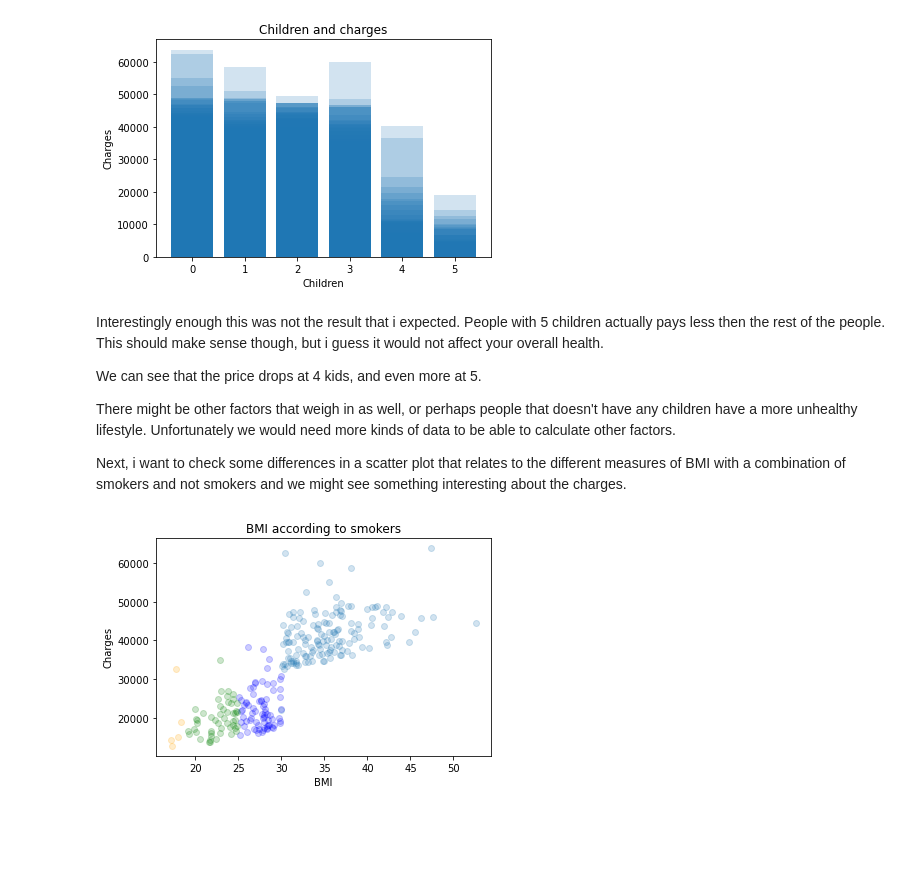
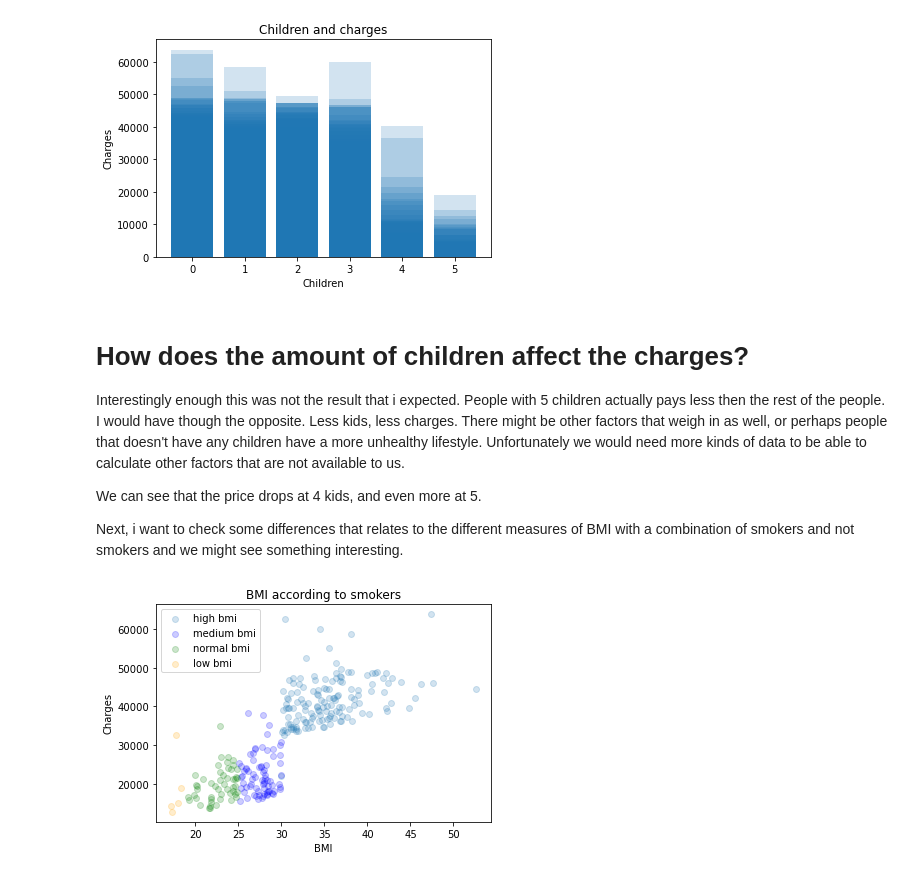
Before and after one commit to Shubban478/Data-Science, a Jupyter notebook: Sebastian.Lundgren_HMS.ipynb, the cells around one changed output. Cells and saved outputs as stored; diff of their text form; code cells hidden in the pictures; blank space fills up the shorter version.

```diff
--- a/Sebastian.Lundgren_HMS.ipynb
+++ b/Sebastian.Lundgren_HMS.ipynb
@@ -939,13 +947,14 @@ plt.show()
 # %% [output]
 [figure]
 # %% [markdown]
-Interestingly enough this was not the result that i expected. People with 5 children actually pays less then the rest of the people. This should make sense though, but i guess it would not affect your overall health.
+# How does the amount of children affect the charges?
+
+Interestingly enough this was not the result that i expected. People with 5 children actually pays less then the rest of the people. I would have though the opposite. Less kids, less charges.
+There might be other factors that weigh in as well, or perhaps people that doesn't have any children have a more unhealthy lifestyle. Unfortunately we would need more kinds of data to be able to calculate other factors that are not available to us.
 
 We can see that the price drops at 4 kids, and even more at 5.
 
-There might be other factors that weigh in as well, or perhaps people that doesn't have any children have a more unhealthy lifestyle. Unfortunately we would need more kinds of data to be able to calculate other factors.
-
-Next, i want to check some differences in a scatter plot that relates to the different measures of BMI with a combination of smokers and not smokers and we might see something interesting about the charges.
+Next, i want to check some differences that relates to the different measures of BMI with a combination of smokers and not smokers and we might see something interesting.
 # %%
 # loc is used to locate bmi within a specified range and we only want smokers in this one, so it's set to 1
 smokers_high_bmi_charges = insurance_df.loc[((insurance_df['bmi'] >= 30) & (insurance_df['smoker'] == 1))]
@@ -955,15 +964,16 @@ smokers_low_bmi_charges = insurance_df.loc[((insurance_df['bmi'] < 18.5) & (insu
 # %%
 # We give the different colored dots an label to easily see which dots are related to what data
 plt.scatter(smokers_high_bmi_charges.bmi, smokers_high_bmi_charges.charges, alpha=0.2, label='high bmi')
 plt.scatter(smokers_medium_bmi_charges.bmi, smokers_medium_bmi_charges.charges, alpha=0.2, label='medium bmi', color='blue')
 plt.scatter(smokers_normal_bmi_charges.bmi, smokers_normal_bmi_charges.charges, alpha=0.2, label='normal bmi', color='green')
 plt.scatter(smokers_low_bmi_charges.bmi, smokers_low_bmi_charges.charges, alpha=0.2, label='low bmi', color='orange')
 
 plt.title('BMI according to smokers')
 plt.xlabel('BMI')
 plt.ylabel('Charges')
+plt.legend()
 
 plt.show()
 # %% [output]
-[figure, old version]
+[figure, new version]
 # %% [markdown]
```
Also changed, not shown: parts of 17 cells of this notebook, 4 other files.
